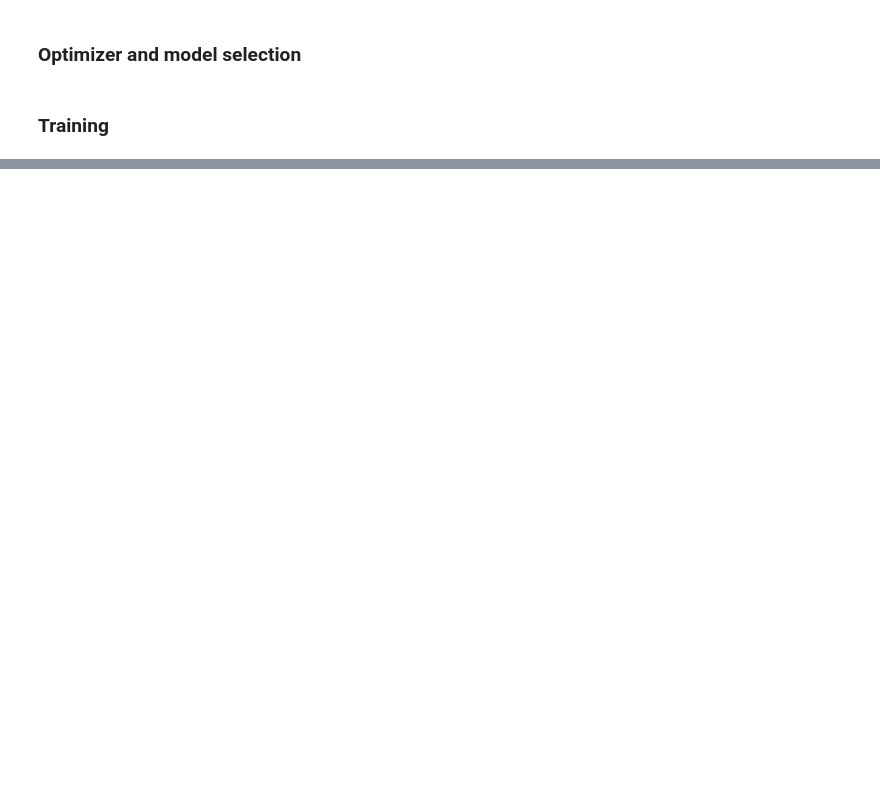
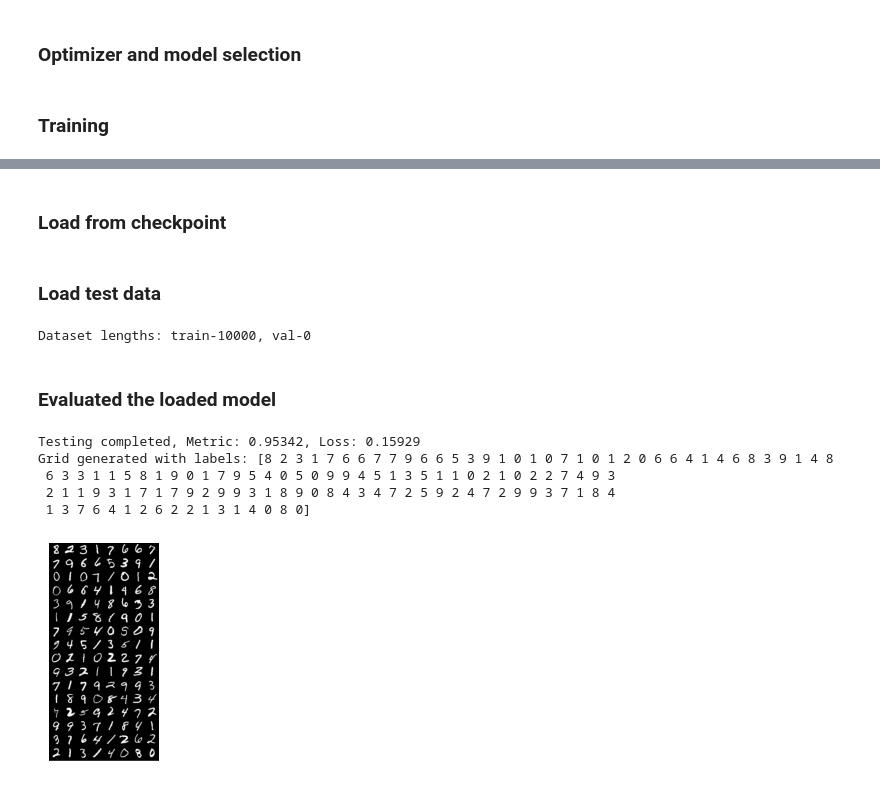
Before and after one commit to Arnaud15/ptorch_examples, a Jupyter notebook: playground.ipynb, the cells around one changed output, grey strips where cells are left out. Saved outputs shown, nothing was run; the diff lists cells and outputs as text; code cells hidden in the pictures; blank space fills up the shorter version.

Commit message:
test loop

```diff
--- a/playground.ipynb
+++ b/playground.ipynb
@@ -17,13 +21,17 @@ from torchsummary import summary
 batch_size = 128
 learning_rate = 1e-1
 momentum = 0.9
-n_epochs = 200
-dataset_name = "cifar10"
+n_epochs = 5
+dataset_name = "mnist"
 dataset_to_n_classes = {
     "mnist": 10,
     "cifar10": 10,
     "fmnist": 10,
 }
+exp_name = "mlp-mnist"
+use_cuda = False
+device = "gpu" if torch.cuda.is_available() and use_cuda else "cpu"
+device
 # %% [markdown]
 ### Data loading
 # %%
@@ -81,7 +88,8 @@ baby_resnet = Resnet(
 # %% [markdown]
 ### Optimizer and model selection
 # %%
-model = baby_resnet
+model = mlp
+model = model.to(device)
 optimizer = optim.SGD(model.parameters(), lr=learning_rate, momentum=momentum)
 scheduler = optim.lr_scheduler.MultiStepLR(
     optimizer, milestones=[32000, 48000,], gamma=0.1,
@@ -122,0 +134,40 @@ Step: 80 | Training Metric: 0.36719
+# %% [markdown]
+### Load from checkpoint
+# %%
+loaded = torch.load(
+    os.path.join(os.path.join("data", "checkpoints"), "mlp-cifar10-940.pt"),
+    map_location=device,
+)
+model.load_state_dict(loaded["model_state"])
+# %% [markdown]
+### Load test data
+# %%
+test_loader, should_be_none = get_image_data_loader(
+    dataset_name,
+    train=False,
+    val_share=0.1,
+    shuffle=True,
+    batch_size=batch_size,
+    single_batch=False,
+)
+assert should_be_none is None
+# %% [output]
+Dataset lengths: train-10000, val-0
+# %% [markdown]
+### Evaluated the loaded model
+# %%
+test_loop(
+    test_loader=test_loader,
+    model=model,
+    device=device,
+    metric_fn=accuracy,
+    plot=True,
+    loss_fn=F.cross_entropy,
+)
+# %% [output]
+Testing completed, Metric: 0.95342, Loss: 0.15929
+Grid generated with labels: [8 2 3 1 7 6 6 7 7 9 6 6 5 3 9 1 0 1 0 7 1 0 1 2 0 6 6 4 1 4 6 8 3 9 1 4 8
+ 6 3 3 1 1 5 8 1 9 0 1 7 9 5 4 0 5 0 9 9 4 5 1 3 5 1 1 0 2 1 0 2 2 7 4 9 3
+ 2 1 1 9 3 1 7 1 7 9 2 9 9 3 1 8 9 0 8 4 3 4 7 2 5 9 2 4 7 2 9 9 3 7 1 8 4
+ 1 3 7 6 4 1 2 6 2 2 1 3 1 4 0 8 0]
+[figure, added]
```
Also changed, not shown: parts of 5 cells of this notebook, 3 other files.
